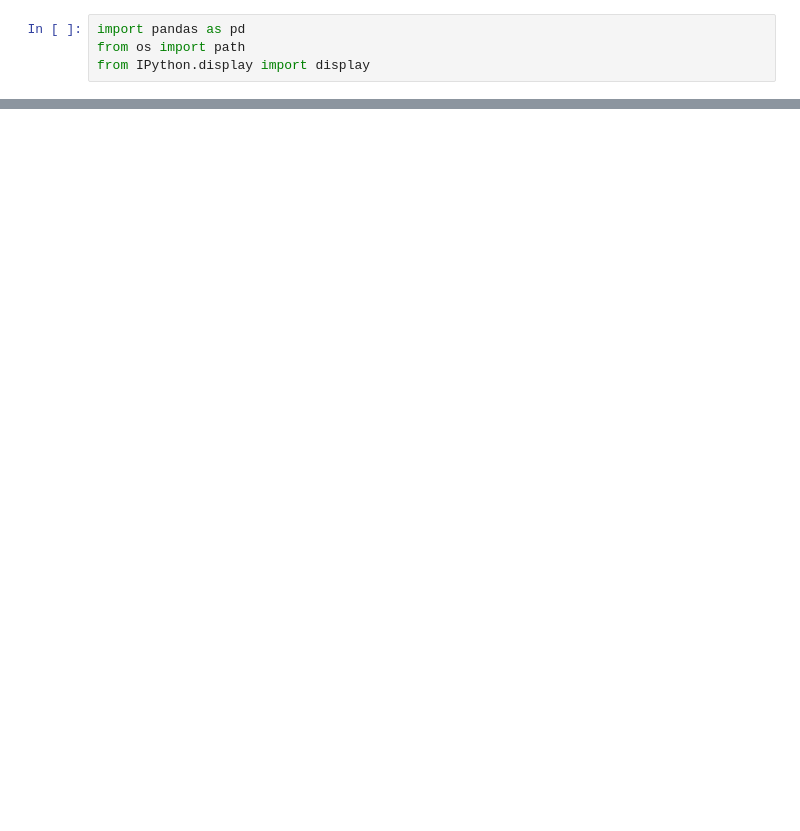
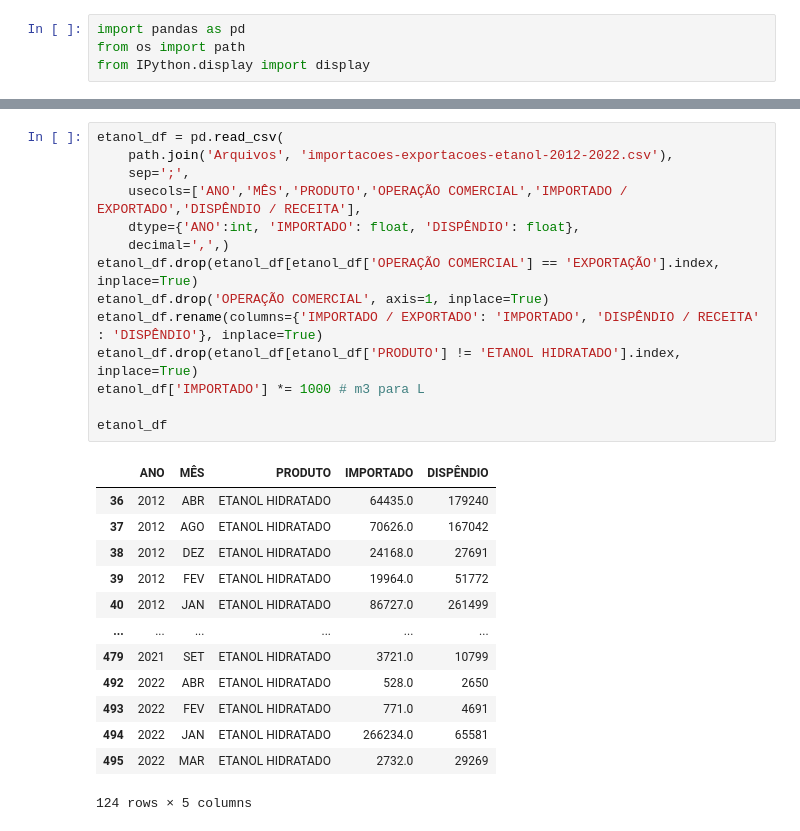
Before and after one commit to cesar214567/ProjetoAnaliticoDeDados, a Jupyter notebook: testing.ipynb, the cells around one changed output, grey strips where cells are left out. Saved outputs shown, nothing was run; the diff lists cells and outputs as text; blank space fills up the shorter version.

```diff
--- a/testing.ipynb
+++ b/testing.ipynb
@@ -106,0 +58,28 @@ array(['GLP'], dtype=object)
+# %%
+etanol_df = pd.read_csv(
+    path.join('Arquivos', 'importacoes-exportacoes-etanol-2012-2022.csv'),
+    sep=';',
+    usecols=['ANO','MÊS','PRODUTO','OPERAÇÃO COMERCIAL','IMPORTADO / EXPORTADO','DISPÊNDIO / RECEITA'],
+    dtype={'ANO':int, 'IMPORTADO': float, 'DISPÊNDIO': float},
+    decimal=',',)
+etanol_df.drop(etanol_df[etanol_df['OPERAÇÃO COMERCIAL'] == 'EXPORTAÇÃO'].index, inplace=True)
+etanol_df.drop('OPERAÇÃO COMERCIAL', axis=1, inplace=True)
+etanol_df.rename(columns={'IMPORTADO / EXPORTADO': 'IMPORTADO', 'DISPÊNDIO / RECEITA' : 'DISPÊNDIO'}, inplace=True)
+etanol_df.drop(etanol_df[etanol_df['PRODUTO'] != 'ETANOL HIDRATADO'].index, inplace=True)
+etanol_df['IMPORTADO'] *= 1000 # m3 para L
+
+etanol_df
+# %% [output]
+|  | ANO | MÊS | PRODUTO | IMPORTADO | DISPÊNDIO |
+| 36 | 2012 | ABR | ETANOL HIDRATADO | 64435.0 | 179240 |
+| 37 | 2012 | AGO | ETANOL HIDRATADO | 70626.0 | 167042 |
+| 38 | 2012 | DEZ | ETANOL HIDRATADO | 24168.0 | 27691 |
+| 39 | 2012 | FEV | ETANOL HIDRATADO | 19964.0 | 51772 |
+| 40 | 2012 | JAN | ETANOL HIDRATADO | 86727.0 | 261499 |
+| ... | ... | ... | ... | ... | ... |
+| 479 | 2021 | SET | ETANOL HIDRATADO | 3721.0 | 10799 |
+| 492 | 2022 | ABR | ETANOL HIDRATADO | 528.0 | 2650 |
+| 493 | 2022 | FEV | ETANOL HIDRATADO | 771.0 | 4691 |
+| 494 | 2022 | JAN | ETANOL HIDRATADO | 266234.0 | 65581 |
+| 495 | 2022 | MAR | ETANOL HIDRATADO | 2732.0 | 29269 |
+124 rows × 5 columns
```
Also changed, not shown: parts of 15 cells of this notebook.
